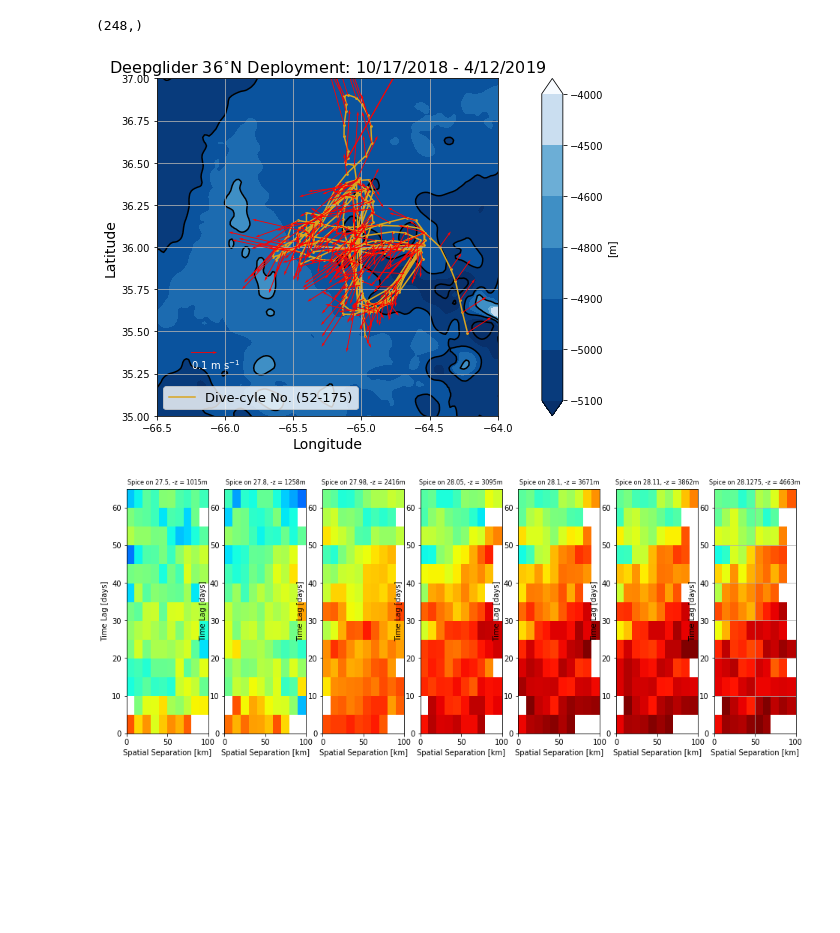
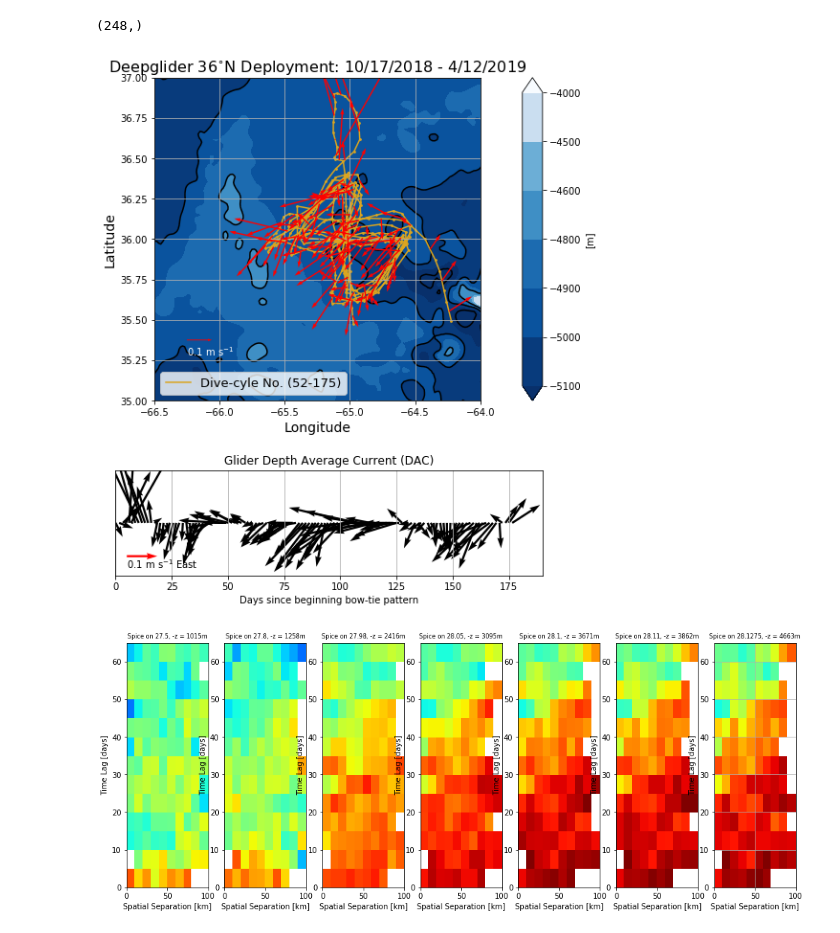
Before and after one commit to jakesteinberg/geostrophic_turbulence, a Jupyter notebook: 36N_dg_2018_mode_projections .ipynb, the cells around one changed output. Drawn from its saved outputs; the diff is of its cells as text; code cells hidden in the pictures; blank space fills up the shorter version.

```diff
--- a/36N_dg_2018_mode_projections .ipynb
+++ b/36N_dg_2018_mode_projections .ipynb
@@ -95,6 +95,7 @@ np.shape(mw_lon)
 # %%
 # PLAN VIEW PLOt
 from mpl_toolkits.axes_grid1 import make_axes_locatable
+from matplotlib import gridspec
 
 bath = '/Users/jake/Desktop/bats/bats_bathymetry/etopo180_3e57_6032_17e3.nc'
 bath_fid = Dataset(bath, 'r')
@@ -104,41 +105,68 @@ bath_z = bath_fid.variables['altitude'][:]
 levels = [-5100, -5000, -4900, -4800, -4600, -4500, -4000]
 
 matplotlib.rcParams['figure.figsize'] = (8, 8)
-fig0, ax0 = plt.subplots()
+fig0 = plt.figure(figsize=(8, 10))
+gs = gridspec.GridSpec(2, 1, height_ratios=[3.5, 1])
+ax0 = plt.subplot(gs[0])
+ax1 = plt.subplot(gs[1])
 cmap = plt.cm.get_cmap("Blues_r")
 bc = ax0.contourf(bath_lon, bath_lat, bath_z, levels, cmap='Blues_r', extend='both', zorder=0)
 matplotlib.rcParams['contour.negative_linestyle'] = 'solid'
 bcl = ax0.contour(bath_lon, bath_lat, bath_z, [-5400, -5200, -5000, -4800], colors='k', zorder=1)
 ax0.clabel(bcl, inline_spacing=-3, fmt='%1.0f', colors='k')
 
 ax0.scatter(mw_lon, mw_lat, s=3, color='#DAA520')
 ax0.plot(mw_lon, mw_lat, color='#DAA520',
         label='Dive-cyle No. (' + str(int(profile_tags[0])) + '-' + str(int(profile_tags[-2])) + ')', zorder=1)
 
-ax0.quiver(mw_lon, mw_lat, dac_u, dac_v, color='r', scale=1.3, width=0.0025, zorder=2)
+tdu = np.nan * np.ones(124)
+tdv = np.nan * np.ones(124)
+tlon = np.nan * np.ones(124)
+tlat = np.nan * np.ones(124)
+tt = np.nan * np.ones(124)
+count = 0
+for i in range(0, 248, 2):
+    tdu[count] = dac_u[i]
+    tdv[count] = dac_v[i]
+    tlon[count] = np.nanmean(mw_lon[i:i+2])
+    tlat[count] = np.nanmean(mw_lat[i:i+2])
+    tt[count] = np.nanmean(prof_time[i:i+2])
+    count = count + 1
+
+ax0.quiver(tlon, tlat, tdu, tdv, color='r', scale=1.3, width=0.004, zorder=2)
 ax0.quiver(-66.25, 35.375, 0.1, 0, color='r', scale=1.3, width=0.0025, zorder=2)
 ax0.text(-66.25, 35.275, r'0.1 m s$^{-1}$', color='w' )
 
 # ax0.plot([-70, -69], [30.3, 30.3], color='w', zorder=2)
 # ax0.text(-69.7, 30.2, '96 km', color='w', fontsize=14, fontweight='bold')
 
 w = 1 / np.cos(np.deg2rad(ref_lat))
 ax0.axis([-66.5, -64, 35, 37])
 ax0.set_aspect(w)
 divider = make_axes_locatable(ax0)
 cax = divider.append_axes("right", size="5%", pad=0.05)
 fig0.colorbar(bc, cax=cax, label='[m]')
 ax0.set_xlabel('Longitude', fontsize=14)
 ax0.set_ylabel('Latitude', fontsize=14)
 handles, labels = ax0.get_legend_handles_labels()
 ax0.legend(handles, labels, fontsize=13)
 ax0.set_title(r'Deepglider 36$^{\circ}$N Deployment: ' + np.str(t_s.month) + '/' + np.str(t_s.day) + '/' + np.str(
     t_s.year) + ' - ' + np.str(t_e.month) + '/' + np.str(t_e.day) + '/' + np.str(t_e.year), fontsize=16)
 # plt.tight_layout()
-plot_pro(ax0)
+ax0.grid()
+
+ax1.quiver(tt - np.nanmin(tt), np.zeros(len(tdu)), tdu, tdv, scale=1.4, width=0.005)
+ax1.set_xlim([0, 190])
+ax1.set_xlabel('Days since beginning bow-tie pattern')
+ax1.set_title('Glider Depth Average Current (DAC)')
+ax1.quiver(5, -.19, 0.1, 0, color='r', scale=1.4, width=0.005, zorder=2)
+ax1.text(5, -.26, r'0.1 m s$^{-1}$ East', color='k' )
+ax1.set_ylim([-.3, .3])
+ax1.axes.get_yaxis().set_ticks([])
+plot_pro(ax1)
 fig0.savefig("/Users/jake/Documents/baroclinic_modes/dissertation/n36_2018_plan.jpg", dpi=300)
 # %% [output]
-[figure, old version]
+[figure, new version]
 # %%
 # T/S variability (and correlations) on isopycnals
 rho_1 = 27.5, 27.8, 27.98, 28.05, 28.1, 28.11, 28.1275  # , 28.13, 28.133
```
Also changed, not shown: parts of 3 cells of this notebook, 5 other files.
